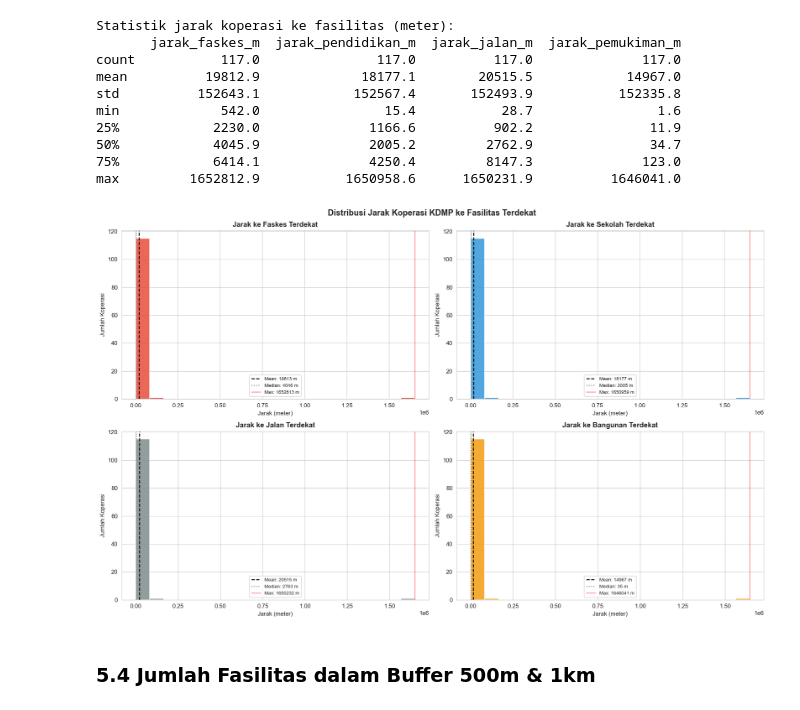
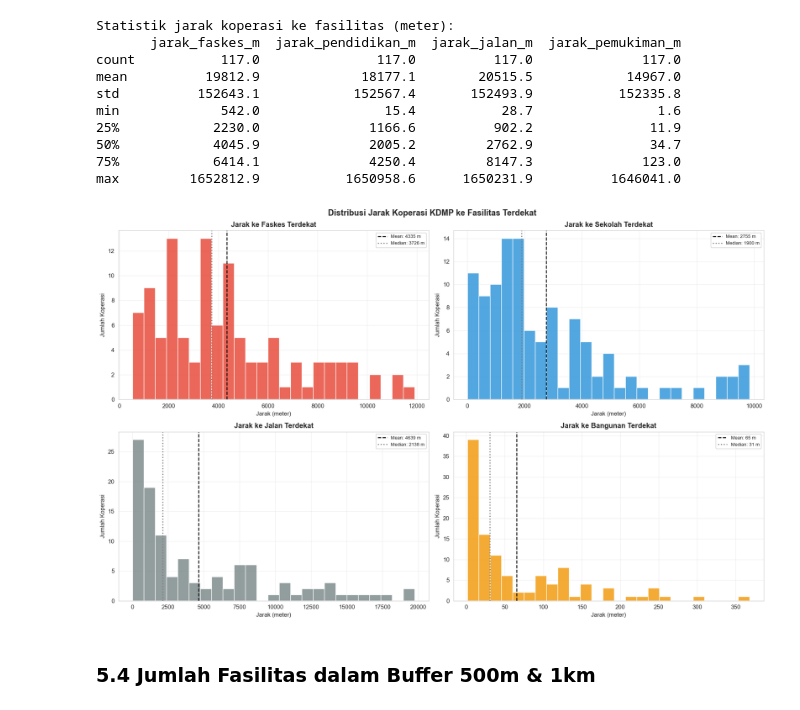
Before and after one commit to shafasyahii/koperasi, a Jupyter notebook: EDA2.ipynb, the cells around one changed output. Cells and saved outputs as stored; diff of their text form; code cells hidden in the pictures.

Commit message:
benerin eda jarak

```diff
--- a/EDA2.ipynb
+++ b/EDA2.ipynb
@@ -778,31 +778,62 @@ max         1652812.9           1650958.6      1650231.9          1646041.0
 # %%
 fig, axes = plt.subplots(2, 2, figsize=(16, 10))
 axes = axes.flatten()
 
 cols_jarak = [
-    ('jarak_faskes_m',     'Jarak ke Faskes Terdekat',   '#e74c3c'),
-    ('jarak_pendidikan_m', 'Jarak ke Sekolah Terdekat',  '#3498db'),
-    ('jarak_jalan_m',      'Jarak ke Jalan Terdekat',    '#7f8c8d'),
-    ('jarak_pemukiman_m',  'Jarak ke Bangunan Terdekat', '#f39c12'),
+    ('jarak_faskes_m', 'Jarak ke Faskes Terdekat', '#e74c3c'),
+    ('jarak_pendidikan_m', 'Jarak ke Sekolah Terdekat', '#3498db'),
+    ('jarak_jalan_m', 'Jarak ke Jalan Terdekat', '#7f8c8d'),
+    ('jarak_pemukiman_m', 'Jarak ke Bangunan Terdekat', '#f39c12')
 ]
+
 for i, (col, title, color) in enumerate(cols_jarak):
-    d = gdf_koperasi[col]
-    axes[i].hist(d, bins=20, color=color, edgecolor='white', alpha=0.85)
-    axes[i].axvline(d.mean(), color='black', linestyle='--', label=f'Mean: {d.mean():.0f} m')
-    axes[i].axvline(d.median(), color='gray', linestyle=':', label=f'Median: {d.median():.0f} m')
-    axes[i].axvline(d.max(), color='red', linestyle='-', alpha=0.4, label=f'Max: {d.max():.0f} m')
-    axes[i].set_title(title, fontweight='bold')
+    data = gdf_koperasi[col].dropna()
+
+    # biar visual lebih kebaca, fokus ke mayoritas data
+    batas = data.quantile(0.95)
+    data_plot = data[data <= batas]
+
+    axes[i].hist(
+        data_plot,
+        bins=25,
+        color=color,
+        edgecolor='white',
+        alpha=0.85
+    )
+
+    axes[i].axvline(
+        data_plot.mean(),
+        color='black',
+        linestyle='--',
+        linewidth=1.5,
+        label=f'Mean: {data_plot.mean():.0f} m'
+    )
+
+    axes[i].axvline(
+        data_plot.median(),
+        color='gray',
+        linestyle=':',
+        linewidth=1.8,
+        label=f'Median: {data_plot.median():.0f} m'
+    )
+
+    axes[i].set_title(title, fontsize=12, fontweight='bold')
     axes[i].set_xlabel('Jarak (meter)')
     axes[i].set_ylabel('Jumlah Koperasi')
+    axes[i].grid(alpha=0.3)
     axes[i].legend(fontsize=8)
 
-plt.suptitle('Distribusi Jarak Koperasi KDMP ke Fasilitas Terdekat',
-             fontsize=14, fontweight='bold')
+plt.suptitle(
+    'Distribusi Jarak Koperasi KDMP ke Fasilitas Terdekat',
+    fontsize=14,
+    fontweight='bold'
+)
+
 plt.tight_layout()
-plt.savefig('eda_jarak_koperasi.png', bbox_inches='tight')
+plt.savefig('eda_jarak_koperasi.png', bbox_inches='tight', dpi=300)
 plt.show()
 # %% [output]
-[figure, old version]
+[figure, new version]
 # %% [markdown]
 ### 5.4 Jumlah Fasilitas dalam Buffer 500m & 1km
 # %%
```
Also changed, not shown: 1 other file.
